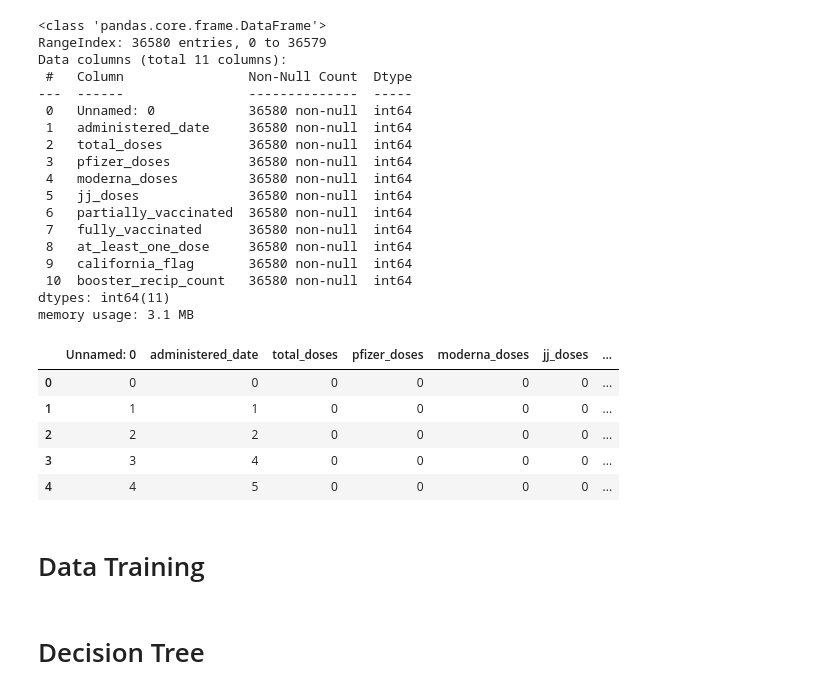
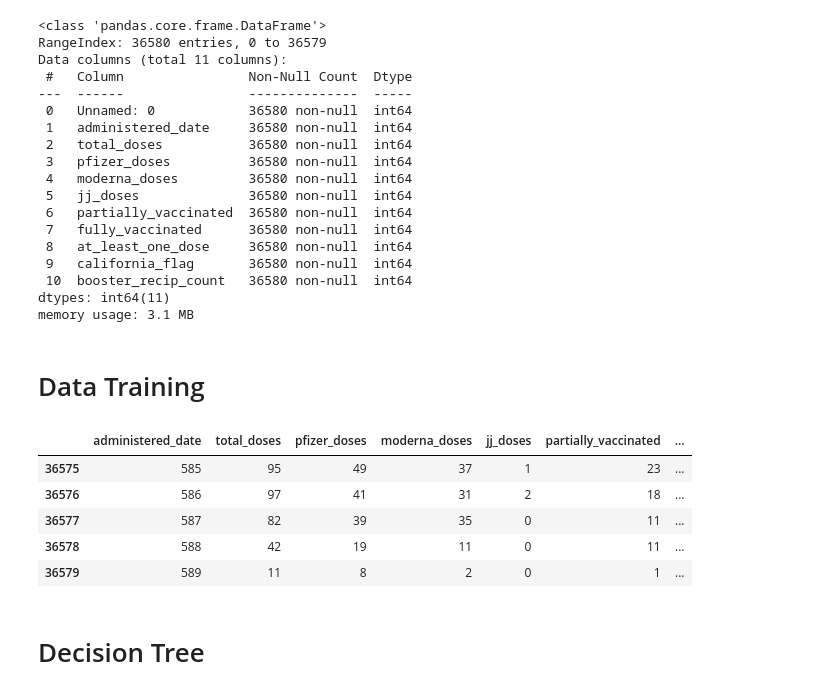
Before and after one commit to RunfengJiang/CMPE-255_Project_Team8, a Jupyter notebook: scripts/CMPE255_Team8_TrainingModules.ipynb, the cells around one changed output. Saved outputs shown, nothing was run; the diff lists cells and outputs as text; code cells hidden in the pictures.

```diff
--- a/scripts/CMPE255_Team8_TrainingModules.ipynb
+++ b/scripts/CMPE255_Team8_TrainingModules.ipynb
@@ -101,15 +101,6 @@ tempPd['california_flag'] = leEnc.fit_transform(tempPd['california_flag'])
 # tempPd['area_type'] = leEnc.fit_transform(tempPd['area_type'])
 # %%
 #new_tempPd = scaler(tempPd,(0,1)) # rescale
-# %%
-tempPd.head(5)
-# %% [output]
-|  | Unnamed: 0 | administered_date | total_doses | pfizer_doses | moderna_doses | jj_doses | ... |
-| 0 | 0 | 0 | 0 | 0 | 0 | 0 | ... |
-| 1 | 1 | 1 | 0 | 0 | 0 | 0 | ... |
-| 2 | 2 | 2 | 0 | 0 | 0 | 0 | ... |
-| 3 | 3 | 4 | 0 | 0 | 0 | 0 | ... |
-| 4 | 4 | 5 | 0 | 0 | 0 | 0 | ... |
 # %%
 #copyColumnName(pd.DataFrame(new_tempPd),tempPd) # copy column names
 # %%
@@ -124,6 +115,15 @@ import matplotlib.pyplot as plt
 from sklearn.preprocessing import OrdinalEncoder, MinMaxScaler, LabelEncoder
 
 vacc_prog = pd.read_csv("../data/vacc_prog_clean.csv")
+# %%
+vacc_prog.tail(5)
+# %% [output]
+|  | administered_date | total_doses | pfizer_doses | moderna_doses | jj_doses | partially_vaccinated | ... |
+| 36575 | 585 | 95 | 49 | 37 | 1 | 23 | ... |
+| 36576 | 586 | 97 | 41 | 31 | 2 | 18 | ... |
+| 36577 | 587 | 82 | 39 | 35 | 0 | 11 | ... |
+| 36578 | 588 | 42 | 19 | 11 | 0 | 11 | ... |
+| 36579 | 589 | 11 | 8 | 2 | 0 | 1 | ... |
 # %%
 # vacc_prog = vacc_prog.drop(vacc_prog.columns[0],axis=1)
 # %%
```
Also changed, not shown: parts of 9 cells of this notebook.
